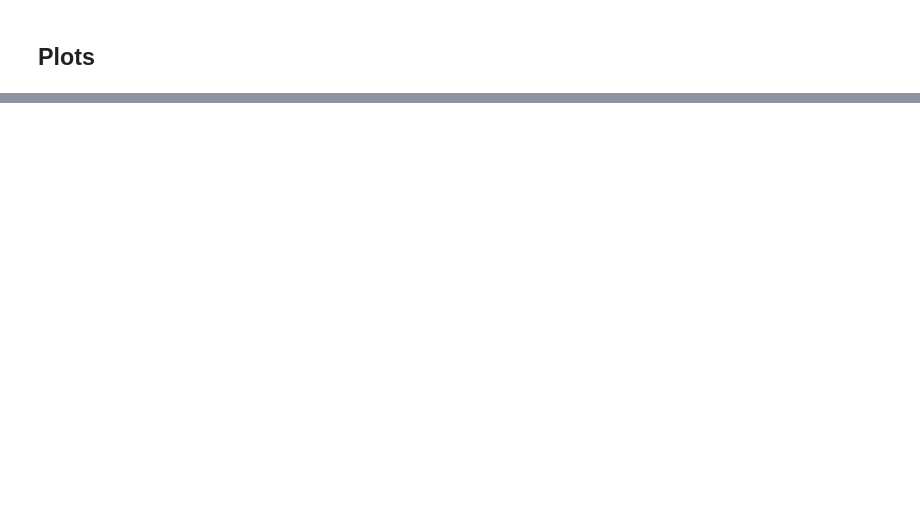
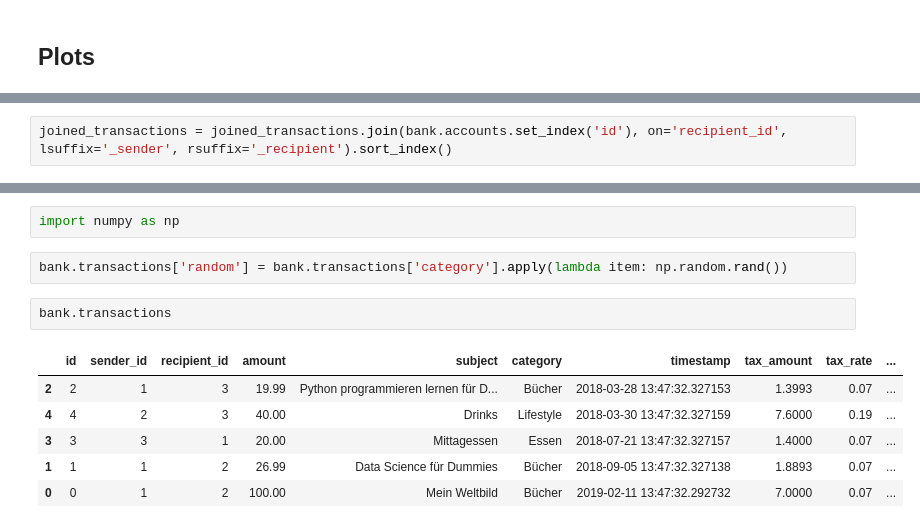
Before and after one commit to CMootz/DS-bank-app, a Jupyter notebook: notebooks/Bank App.ipynb, the cells around one changed output, grey strips where cells are left out. Drawn from its saved outputs; the diff is of its cells as text; blank space fills up the shorter version.

```diff
--- a/notebooks/Bank App.ipynb
+++ b/notebooks/Bank App.ipynb
@@ -176,0 +370,2 @@ list(bank.accounts.iloc[0])
+# %%
+joined_transactions = joined_transactions.join(bank.accounts.set_index('id'), on='recipient_id', lsuffix='_sender', rsuffix='_recipient').sort_index()
@@ -176,0 +381,13 @@ list(bank.accounts.iloc[0])
+# %%
+import numpy as np
+# %%
+bank.transactions['random'] = bank.transactions['category'].apply(lambda item: np.random.rand())
+# %%
+bank.transactions
+# %% [output]
+|  | id | sender_id | recipient_id | amount | subject | category | timestamp | tax_amount | tax_rate | ... |
+| 2 | 2 | 1 | 3 | 19.99 | Python programmieren lernen für D... | Bücher | 2018-03-28 13:47:32.327153 | 1.3993 | 0.07 | ... |
+| 4 | 4 | 2 | 3 | 40.00 | Drinks | Lifestyle | 2018-03-30 13:47:32.327159 | 7.6000 | 0.19 | ... |
+| 3 | 3 | 3 | 1 | 20.00 | Mittagessen | Essen | 2018-07-21 13:47:32.327157 | 1.4000 | 0.07 | ... |
+| 1 | 1 | 1 | 2 | 26.99 | Data Science für Dummies | Bücher | 2018-09-05 13:47:32.327138 | 1.8893 | 0.07 | ... |
+| 0 | 0 | 1 | 2 | 100.00 | Mein Weltbild | Bücher | 2019-02-11 13:47:32.292732 | 7.0000 | 0.07 | ... |
```
Also changed, not shown: parts of 42 cells of this notebook, 2 other files.
